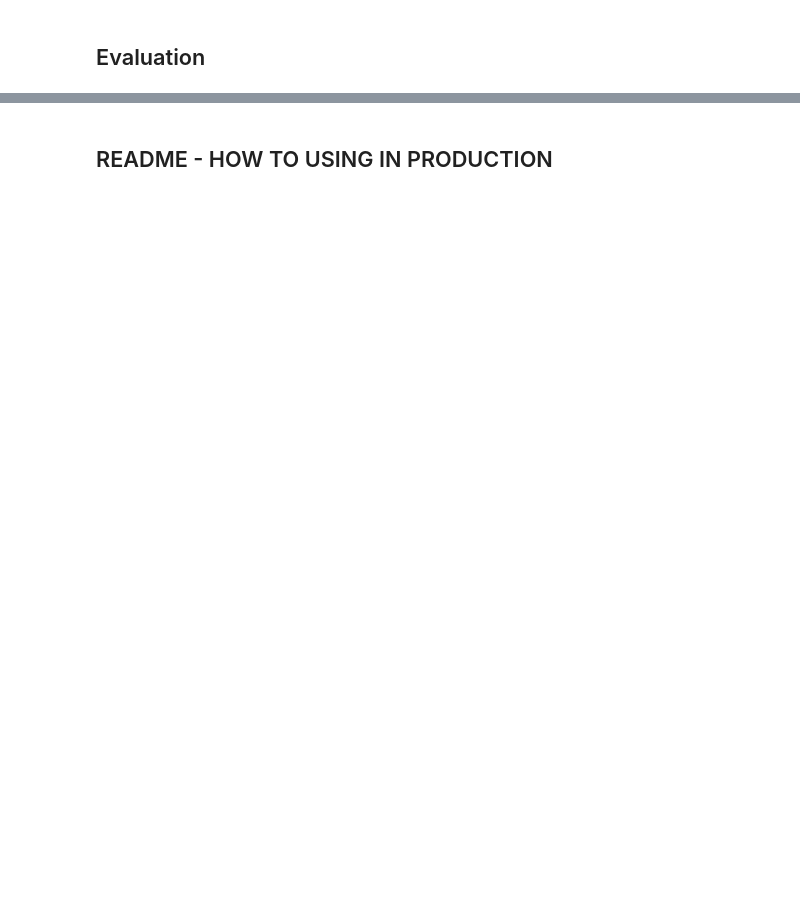
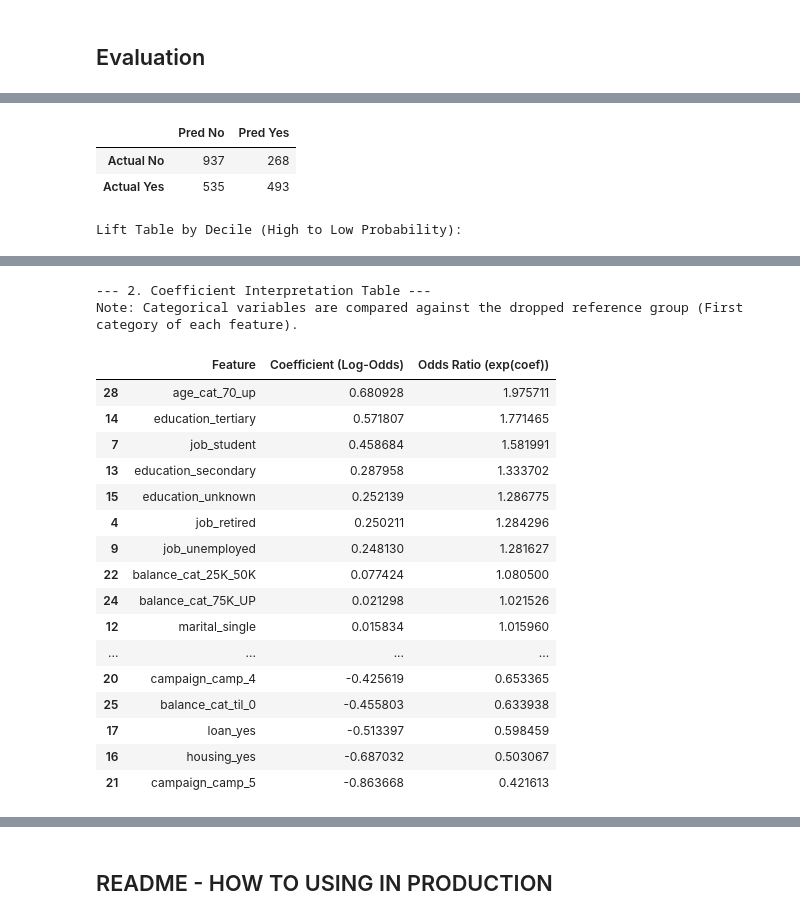
Before and after one commit to Tlevi308/DS_PROJECTS, a Jupyter notebook: Logistic_Regression.ipynb, the cells around one changed output, grey strips where cells are left out. Saved outputs shown, nothing was run; the diff lists cells and outputs as text; code cells hidden in the pictures; blank space fills up the shorter version.

```diff
--- a/Logistic_Regression.ipynb
+++ b/Logistic_Regression.ipynb
@@ -705,2 +817,55 @@ Logistic Regression model has been trained successfully.
 # %% [markdown]
 ## Evaluation
+# %%
+from sklearn.metrics import classification_report, confusion_matrix, roc_auc_score
+import numpy as np
+import pandas as pd
+
+# 1. Model Performance Summary
+print("--- 1. Model Performance Summary ---")
+
+# Metrics at 0.55 threshold
+y_pred_final = (y_probs >= 0.55).astype(int)
+
+print(f"ROC AUC Score: {roc_auc_score(y_test, y_probs):.4f}")
+print("\nClassification Report (Threshold = 0.55):")
+print(classification_report(y_test, y_pred_final))
+
+print("\nConfusion Matrix (Threshold = 0.55):")
+cm = confusion_matrix(y_test, y_pred_final)
+cm_df = pd.DataFrame(cm, index=['Actual No', 'Actual Yes'], columns=['Pred No', 'Pred Yes'])
+display(cm_df)
+
+# Lift by Decile
+def calculate_lift(y_true, y_prob):
+    df_lift = pd.DataFrame({'actual': y_true, 'prob': y_prob})
+    df_lift['decile'] = pd.qcut(df_lift['prob'], 10, labels=False, duplicates='drop')
+    # Reverse deciles so 9 is the highest probability
+    lift_table = df_lift.groupby('decile').agg({'actual': ['count', 'sum']})
+    lift_table.columns = ['count', 'responses']
+    lift_table = lift_table.sort_index(ascending=False)
+    avg_response_rate = y_true.mean()
+    lift_table['response_rate'] = lift_table['responses'] / lift_table['count']
+    lift_table['lift'] = lift_table['response_rate'] / avg_response_rate
+    return lift_table
+
+print("\nLift Table by Decile (High to Low Probability):")
+display(calculate_lift(y_test, y_probs))
+
+# 2. Coefficient Interpretation Table
+print("\n--- 2. Coefficient Interpretation Table ---")
+feature_names = x.columns
+coefs = log_reg.coef_[0]
+
+interpret_df = pd.DataFrame({
+    'Feature': feature_names,
+    'Coefficient (Log-Odds)': coefs,
+    'Odds Ratio (exp(coef))': np.exp(coefs)
+})
+
+# Categorize for better readability
+interpret_df = interpret_df.sort_values(by='Odds Ratio (exp(coef))', ascending=False)
+
+print("Note: Categorical variables are compared against the dropped reference group (First category of each feature).")
+display(interpret_df)
+# %% [output]
@@ -706,0 +887,4 @@ Logistic Regression model has been trained successfully.
+|  | Pred No | Pred Yes |
+| Actual No | 937 | 268 |
+| Actual Yes | 535 | 493 |
+Lift Table by Decile (High to Low Probability):
@@ -706,0 +903,19 @@ Logistic Regression model has been trained successfully.
+--- 2. Coefficient Interpretation Table ---
+Note: Categorical variables are compared against the dropped reference group (First category of each feature).
+|  | Feature | Coefficient (Log-Odds) | Odds Ratio (exp(coef)) |
+| 28 | age_cat_70_up | 0.680928 | 1.975711 |
+| 14 | education_tertiary | 0.571807 | 1.771465 |
+| 7 | job_student | 0.458684 | 1.581991 |
+| 13 | education_secondary | 0.287958 | 1.333702 |
+| 15 | education_unknown | 0.252139 | 1.286775 |
+| 4 | job_retired | 0.250211 | 1.284296 |
+| 9 | job_unemployed | 0.248130 | 1.281627 |
+| 22 | balance_cat_25K_50K | 0.077424 | 1.080500 |
+| 24 | balance_cat_75K_UP | 0.021298 | 1.021526 |
+| 12 | marital_single | 0.015834 | 1.015960 |
+| ... | ... | ... | ... |
+| 20 | campaign_camp_4 | -0.425619 | 0.653365 |
+| 25 | balance_cat_til_0 | -0.455803 | 0.633938 |
+| 17 | loan_yes | -0.513397 | 0.598459 |
+| 16 | housing_yes | -0.687032 | 0.503067 |
+| 21 | campaign_camp_5 | -0.863668 | 0.421613 |
```
Also changed, not shown: parts of 7 cells of this notebook.
